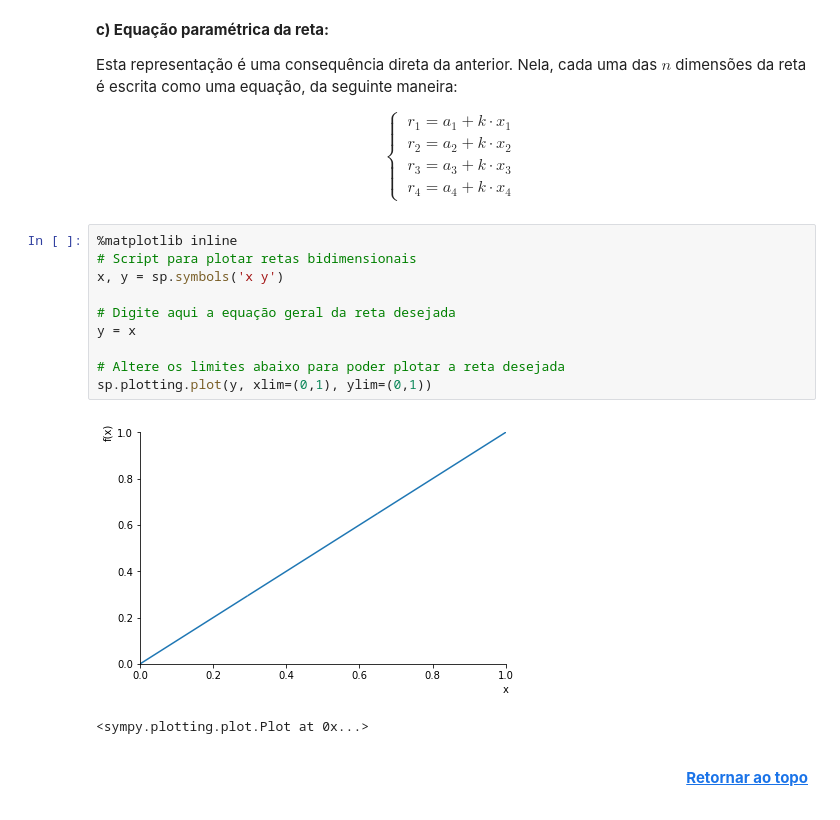
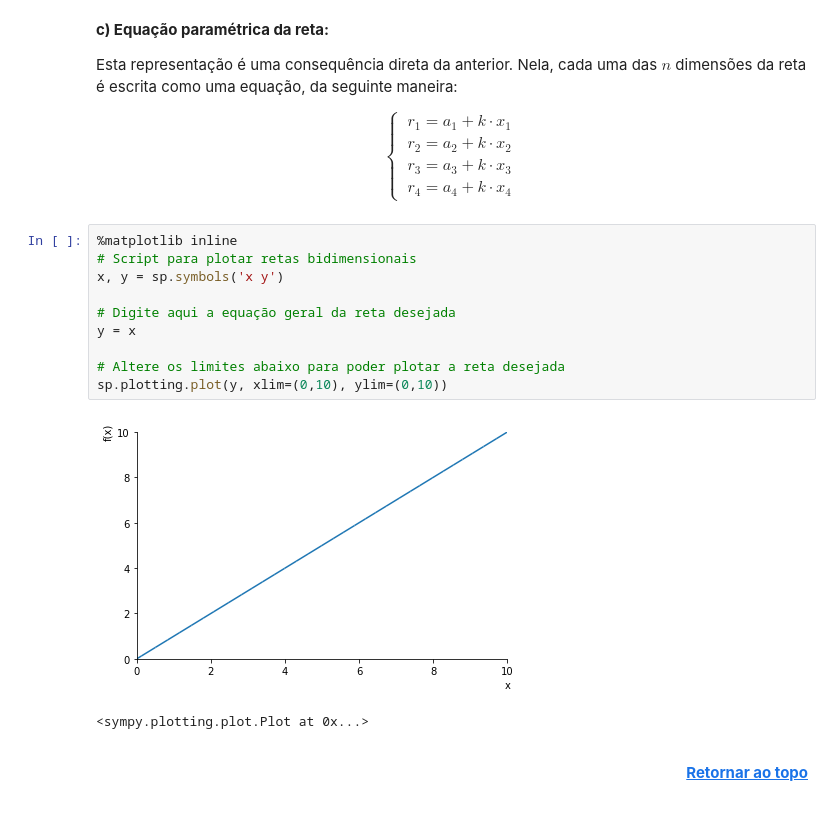
Before and after one commit to fccarvalho2/Deep-Learning, a Jupyter notebook: Resumo_1.ipynb, the cells around one changed output. Drawn from its saved outputs; the diff is of its cells as text.

```diff
--- a/Resumo_1.ipynb
+++ b/Resumo_1.ipynb
@@ -170,15 +170,15 @@ $$\begin{equation}
 # %%
 %matplotlib inline
 # Script para plotar retas bidimensionais
 x, y = sp.symbols('x y')
 
 # Digite aqui a equação geral da reta desejada
 y = x
 
 # Altere os limites abaixo para poder plotar a reta desejada
-sp.plotting.plot(y, xlim=(0,1), ylim=(0,1))
+sp.plotting.plot(y, xlim=(0,10), ylim=(0,10))
 # %% [output]
-[figure, old version]
+[figure, new version]
 <sympy.plotting.plot.Plot at 0x...>
 # %% [markdown]
 <b><p style="text-align:right"> [Retornar ao topo](#Topo) </p> </b>
```
Also changed, not shown: parts of 11 cells of this notebook.
